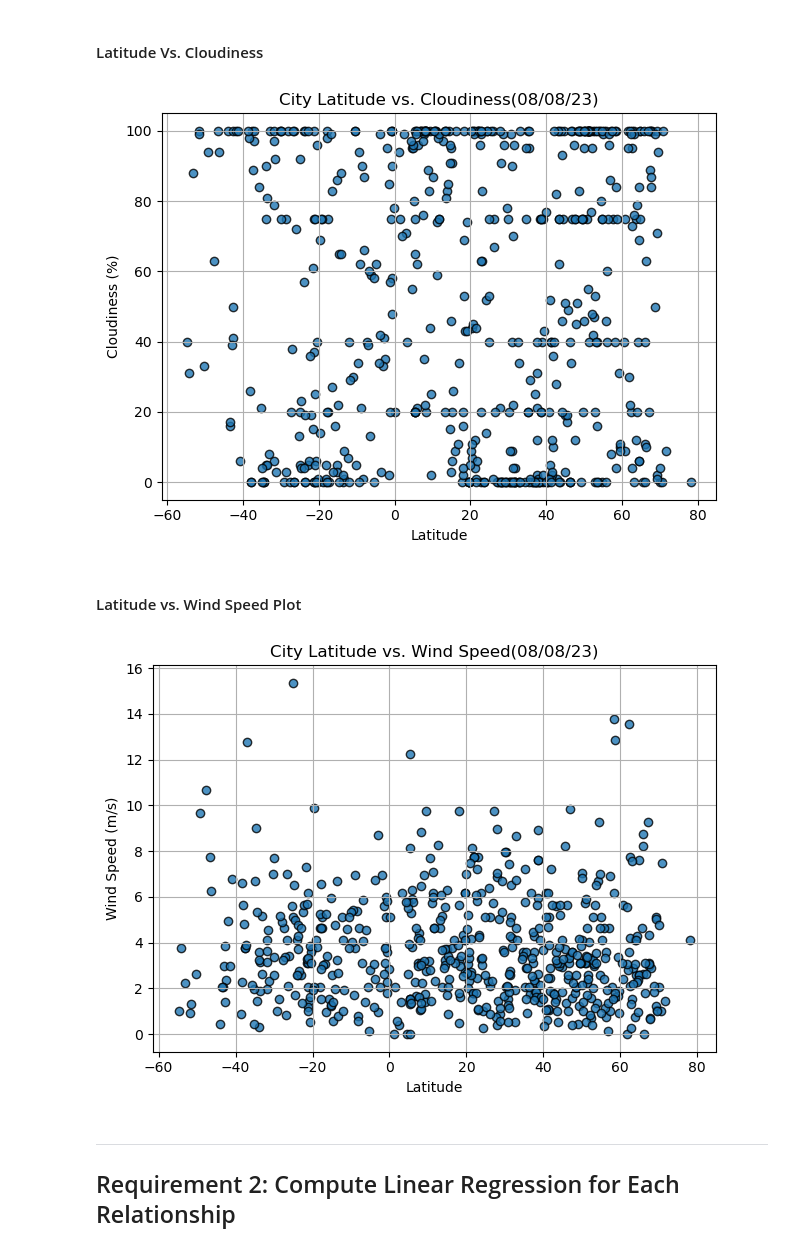
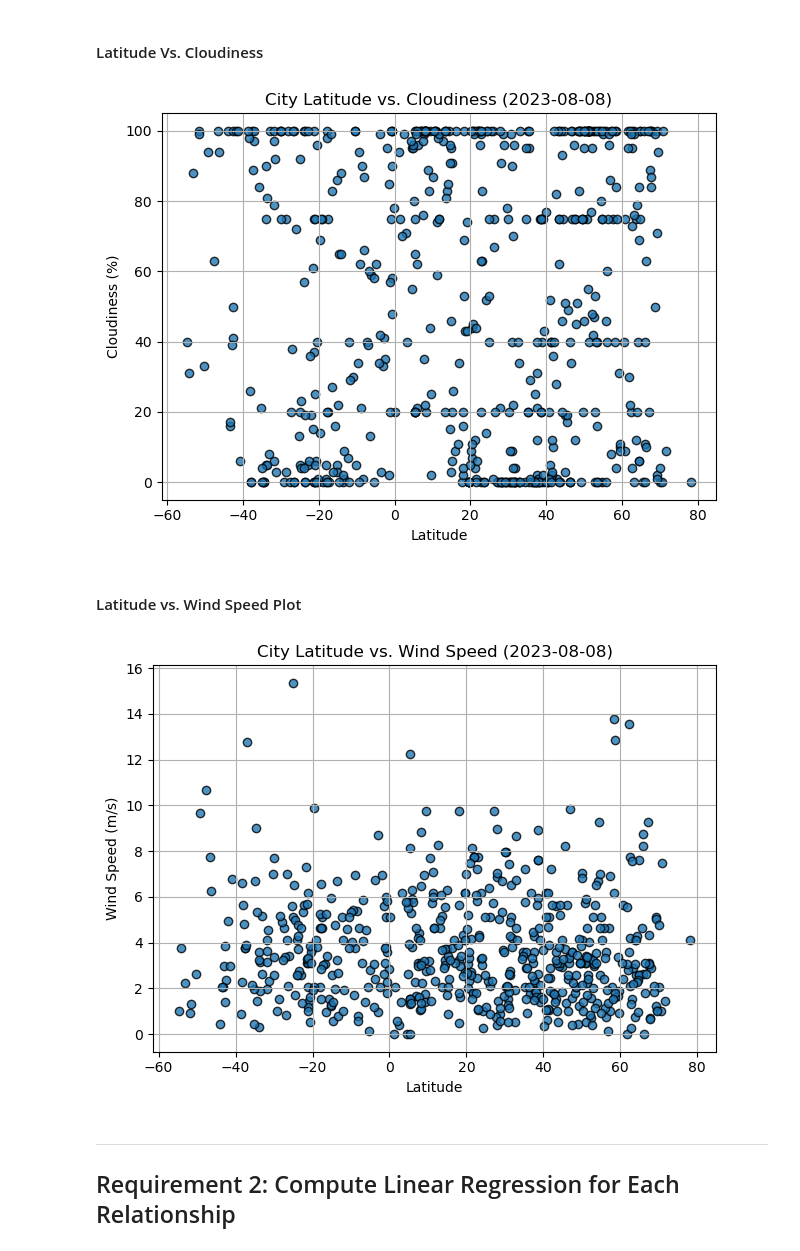
Before and after one commit to keenet1/python-api-challenge, a Jupyter notebook: WeatherPy/WeatherPy.ipynb, the cells around one changed output. Cells and saved outputs as stored; diff of their text form; code cells hidden in the pictures.

```diff
--- a/WeatherPy/WeatherPy.ipynb
+++ b/WeatherPy/WeatherPy.ipynb
@@ -231,21 +232,21 @@ plt.show()
 # %%
 # Build the scatter plots for latitude vs. cloudiness
 plt.scatter(city_data_df["Lat"], city_data_df["Cloudiness"], alpha=0.8, edgecolors="black", linewidth=1, marker="o")
 
 # Incorporate the other graph properties
 plt.xlabel("Latitude")
 plt.ylabel("Cloudiness (%)")
-plt.title("City Latitude vs. Cloudiness(%s)" % time.strftime("%x"))
+plt.title(f"City Latitude vs. Cloudiness ({datetime.today().strftime('%Y-%m-%d')})")
 plt.grid(True)
 plt.tight_layout()
 
 # Save the figure
 plt.savefig("output_data/Fig3.png")
 
 # Show plot
 plt.show()
 # %% [output]
-[figure, old version]
+[figure, new version]
 # %% [markdown]
 #### Latitude vs. Wind Speed Plot
 # %%
@@ -255,7 +256,7 @@ plt.scatter(city_data_df["Lat"], city_data_df["Wind Speed"], alpha=0.8, edgecolo
 # Incorporate the other graph properties
 plt.xlabel("Latitude")
 plt.ylabel("Wind Speed (m/s)")
-plt.title("City Latitude vs. Wind Speed(%s)" % time.strftime("%x"))
+plt.title(f"City Latitude vs. Wind Speed ({datetime.today().strftime('%Y-%m-%d')})")
 plt.grid(True)
 plt.tight_layout()
 
@@ -265,7 +266,7 @@ plt.savefig("output_data/Fig4.png")
 # Show plot
 plt.show()
 # %% [output]
-[figure, old version]
+[figure, new version]
 # %% [markdown]
 ---
 
```
Also changed, not shown: parts of 23 cells of this notebook, 5 other files.
